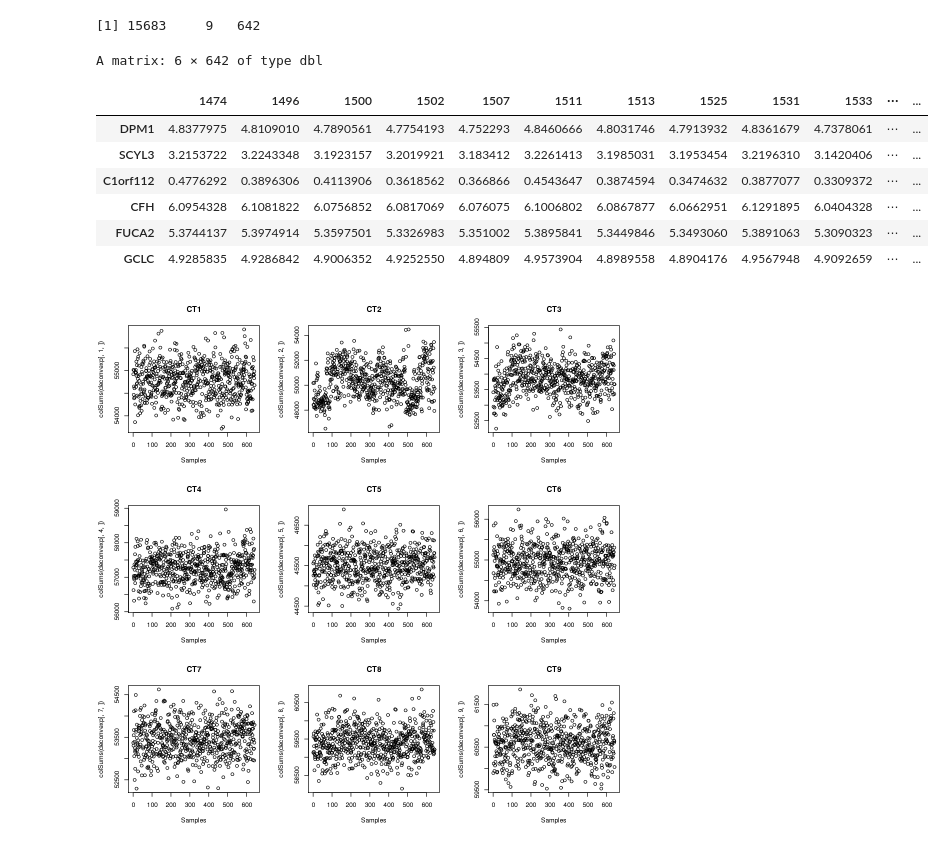
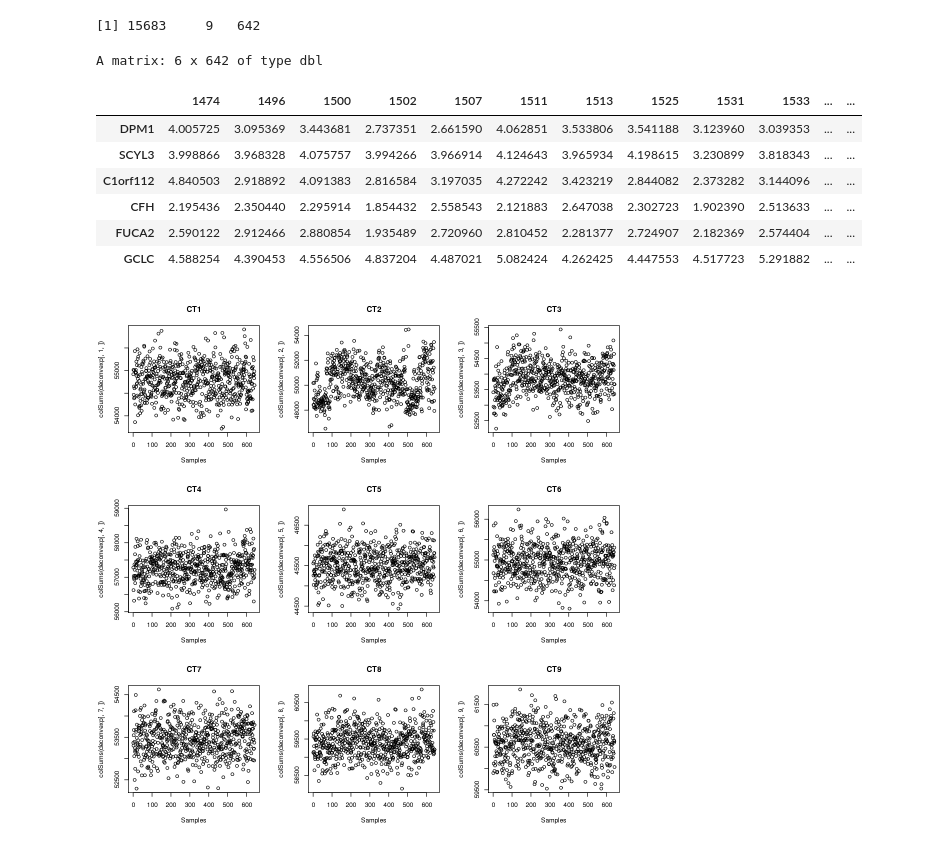
Before and after one commit to gandallab/devBrain_xQTL, a Jupyter notebook: code/04-QTL/cis-eQTL/decon_analysis.ipynb, the cells around one changed output. Cells and saved outputs as stored; diff of their text form; code cells hidden in the pictures.

```diff
--- a/code/04-QTL/cis-eQTL/decon_analysis.ipynb
+++ b/code/04-QTL/cis-eQTL/decon_analysis.ipynb
@@ -67,16 +67,16 @@ dim(deconvexp)
 # %% [output]
 [1] 15683     9   642
 # %%
-head(deconvexp[,1,])
+head(deconvexp[,2,])
 # %% [output]
-A matrix: 6 × 642 of type dbl
+A matrix: 6 x 642 of type dbl
-|  | 1474 | 1496 | 1500 | 1502 | 1507 | 1511 | 1513 | 1525 | 1531 | 1533 | ⋯ | ... |
-| DPM1 | 4.8377975 | 4.8109010 | 4.7890561 | 4.7754193 | 4.752293 | 4.8460666 | 4.8031746 | 4.7913932 | 4.8361679 | 4.7378061 | ⋯ | ... |
-| SCYL3 | 3.2153722 | 3.2243348 | 3.1923157 | 3.2019921 | 3.183412 | 3.2261413 | 3.1985031 | 3.1953454 | 3.2196310 | 3.1420406 | ⋯ | ... |
-| C1orf112 | 0.4776292 | 0.3896306 | 0.4113906 | 0.3618562 | 0.366866 | 0.4543647 | 0.3874594 | 0.3474632 | 0.3877077 | 0.3309372 | ⋯ | ... |
-| CFH | 6.0954328 | 6.1081822 | 6.0756852 | 6.0817069 | 6.076075 | 6.1006802 | 6.0867877 | 6.0662951 | 6.1291895 | 6.0404328 | ⋯ | ... |
-| FUCA2 | 5.3744137 | 5.3974914 | 5.3597501 | 5.3326983 | 5.351002 | 5.3895841 | 5.3449846 | 5.3493060 | 5.3891063 | 5.3090323 | ⋯ | ... |
-| GCLC | 4.9285835 | 4.9286842 | 4.9006352 | 4.9252550 | 4.894809 | 4.9573904 | 4.8989558 | 4.8904176 | 4.9567948 | 4.9092659 | ⋯ | ... |
+|  | 1474 | 1496 | 1500 | 1502 | 1507 | 1511 | 1513 | 1525 | 1531 | 1533 | ... | ... |
+| DPM1 | 4.005725 | 3.095369 | 3.443681 | 2.737351 | 2.661590 | 4.062851 | 3.533806 | 3.541188 | 3.123960 | 3.039353 | ... | ... |
+| SCYL3 | 3.998866 | 3.968328 | 4.075757 | 3.994266 | 3.966914 | 4.124643 | 3.965934 | 4.198615 | 3.230899 | 3.818343 | ... | ... |
+| C1orf112 | 4.840503 | 2.918892 | 4.091383 | 2.816584 | 3.197035 | 4.272242 | 3.423219 | 2.844082 | 2.373282 | 3.144096 | ... | ... |
+| CFH | 2.195436 | 2.350440 | 2.295914 | 1.854432 | 2.558543 | 2.121883 | 2.647038 | 2.302723 | 1.902390 | 2.513633 | ... | ... |
+| FUCA2 | 2.590122 | 2.912466 | 2.880854 | 1.935489 | 2.720960 | 2.810452 | 2.281377 | 2.724907 | 2.182369 | 2.574404 | ... | ... |
+| GCLC | 4.588254 | 4.390453 | 4.556506 | 4.837204 | 4.487021 | 5.082424 | 4.262425 | 4.447553 | 4.517723 | 5.291882 | ... | ... |
 # %%
 # bmind deconvoluted data, marker gene quantified, TMM CPM normalized, log transformed, ComBat
 options(repr.plot.width=9, repr.plot.height=9)
```
Also changed, not shown: parts of 62 cells of this notebook, 36 other files.
